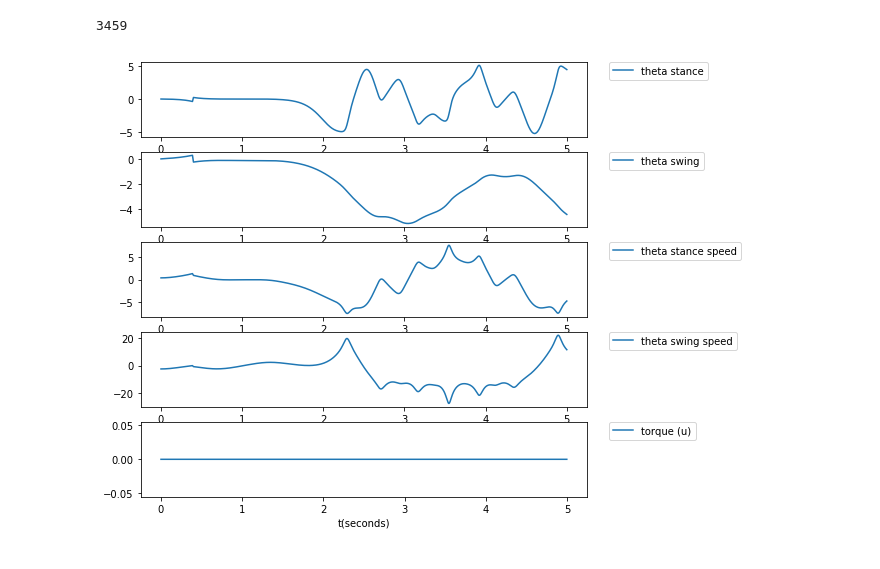
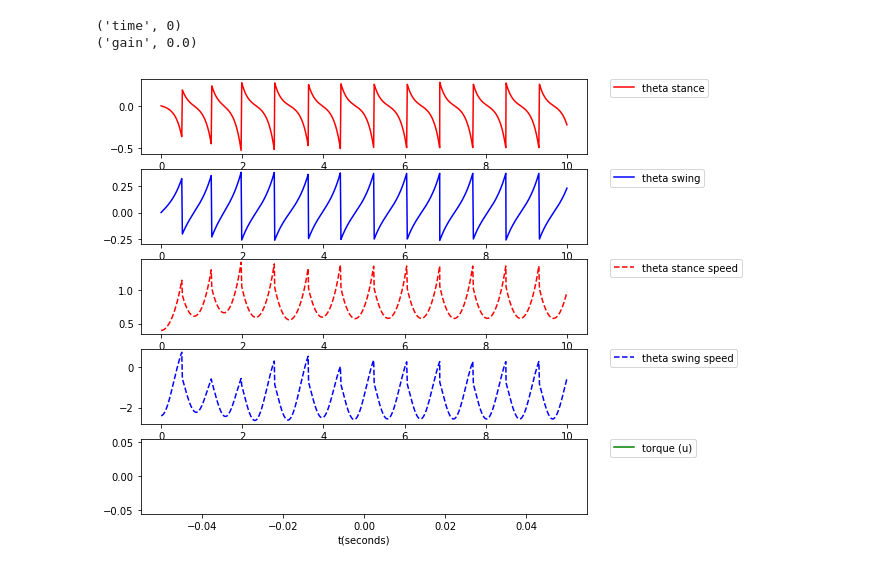
Before and after one commit to maggiewu19/compass-gait-simulator, a Jupyter notebook: compass_gait_sample.ipynb, the cells around one changed output. Saved outputs shown, nothing was run; the diff lists cells and outputs as text; code cells hidden in the pictures.

Commit message:
final working version with plots

```diff
--- a/compass_gait_sample.ipynb
+++ b/compass_gait_sample.ipynb
@@ -288,9 +299,10 @@ from IPython.display import HTML
 tree = RigidBodyTree("CompassGait.urdf", FloatingBaseType.kRollPitchYaw)
 
 slope = 0.0525
-mass_hip = 10
-# slope = 0.01
-# mass_hip = 10
+mass_hip = 100
+frame = 2000
+gain1 = 0
+gain2 = 0
 
 R = np.identity(3)
 R[0, 0] = math.cos(slope)
@@ -304,7 +316,7 @@ tree.compile()
 
 builder = DiagramBuilder()
 
-compass_gait = builder.AddSystem(CompassGait(slope, mass_hip))
+compass_gait = builder.AddSystem(CompassGait(slope, mass_hip, frame, gain1, gain2))
 
 logger = builder.AddSystem(SignalLogger(14))
 logger.DeclarePeriodicPublish(0.033333, 0.0)
@@ -322,7 +334,7 @@ context.SetAccuracy(1e-4)
 context.SetContinuousState([0., 0., 0.4, -2.])
 # context.SetContinuousState([0., 0., 0.2, -1.])
 
-total_t = 5.0
+total_t = 10
 simulator.StepTo(total_t)
 
 ani = vis.animate(logger, 60, repeat=True)
@@ -338,42 +350,50 @@ swingdot_data = logger.data()[13]
 
 ts = logger.sample_times()
 n = len(ts)
+u_log_reversed = u_log[::-1]
 
-print (len(u_log))
+for i in range(len(u_log)):
+    stop = i
+    if abs(u_log_reversed[i]) > 1:
+        break
 
 step = total_t/len(u_log)
 tu = []
 for i in range(len(u_log)):
     tu.append(i*step)
+
+print ('time', tu[::-1][stop])
+print ('gain', abs(sum(u_log)))
 
 ts = ts[:n]
 stance_data = stance_data[:n]
 swing_data = swing_data[:n]
 stancedot_data = stancedot_data[:n]
 swingdot_data = swingdot_data[:n]
 
 fig, ax = plt.subplots(5, 1)
 fig.set_size_inches(8, 8)
 plt.subplot(5, 1, 1)
-plt.plot(ts, stance_data, label="theta stance")
+plt.plot(ts, stance_data, "r", label="theta stance")
 plt.legend(bbox_to_anchor=(1.05, 1), loc=2, borderaxespad=0.)
 
 plt.subplot(5, 1, 2)
-plt.plot(ts, swing_data, label="theta swing")
+plt.plot(ts, swing_data, "b", label="theta swing")
 plt.legend(bbox_to_anchor=(1.05, 1), loc=2, borderaxespad=0.)
 
 plt.subplot(5, 1, 3)
-plt.plot(ts, stancedot_data, label="theta stance speed")
+plt.plot(ts, stancedot_data, "r--", label="theta stance speed")
 plt.legend(bbox_to_anchor=(1.05, 1), loc=2, borderaxespad=0.)
 
 plt.subplot(5, 1, 4)
-plt.plot(ts, swingdot_data, label="theta swing speed")
+plt.plot(ts, swingdot_data, "b--", label="theta swing speed")
 plt.legend(bbox_to_anchor=(1.05, 1), loc=2, borderaxespad=0.)
 
 plt.subplot(5, 1, 5)
-plt.plot(tu, u_log, label="torque (u)")
+plt.plot(tu, u_log, "g", label="torque (u)")
 plt.legend(bbox_to_anchor=(1.05, 1), loc=2, borderaxespad=0.)
 plt.xlabel("t(seconds)");
 # %% [output]
-3459
+('time', 0)
+('gain', 0.0)
-[figure, old version]
+[figure, new version]
```
Also changed, not shown: parts of 6 cells of this notebook, 7 other files.
